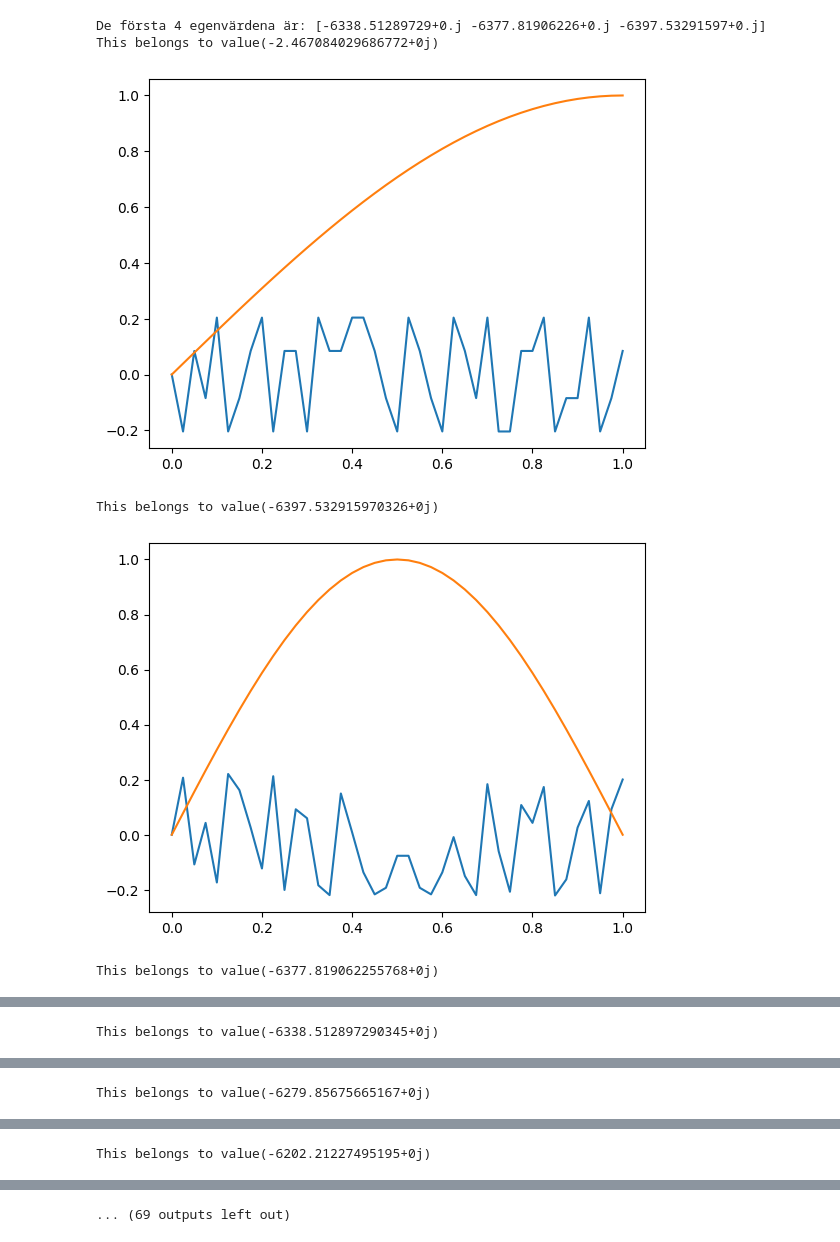
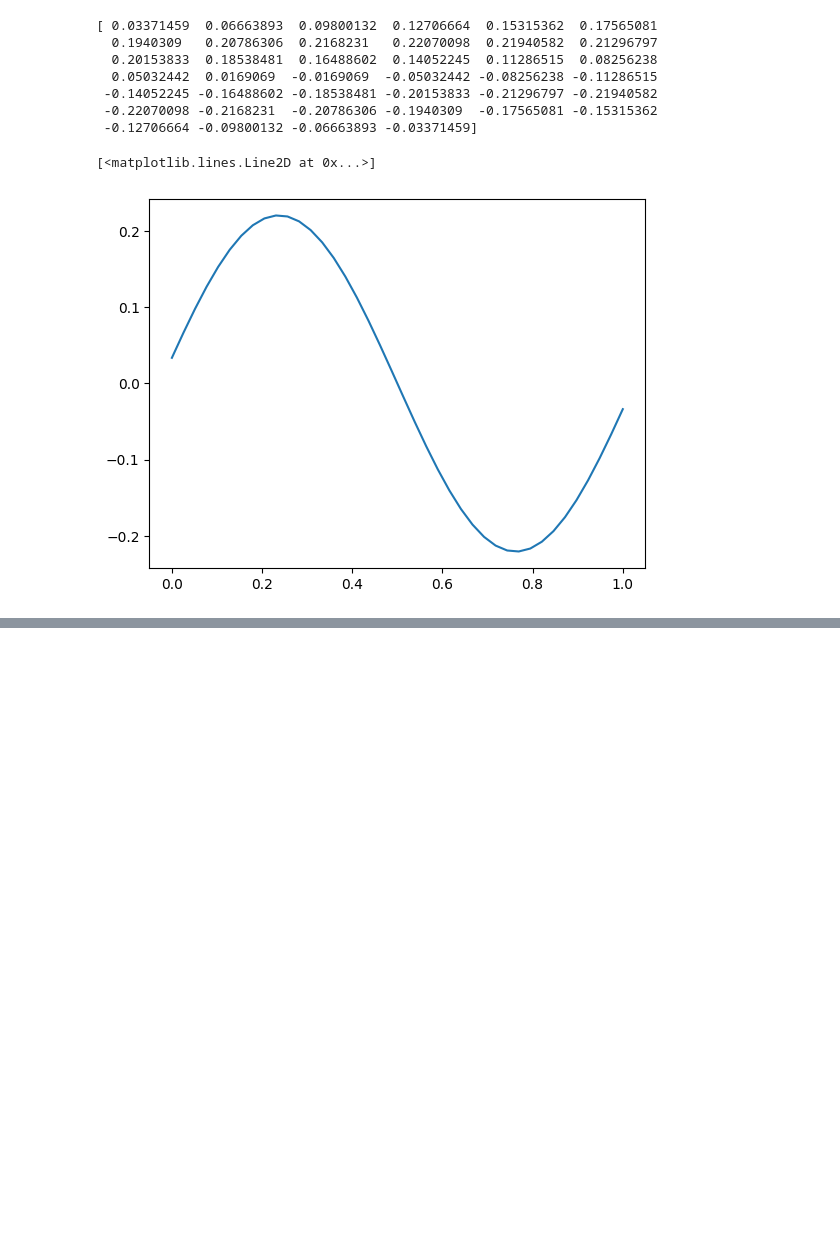
Before and after one commit to axelorrhede/Numerical-Methods-for-Differential-Equations, a Jupyter notebook: project2task2.ipynb, the cells around one changed output, grey strips where cells are left out. Drawn from its saved outputs; the diff is of its cells as text; code cells hidden in the pictures; blank space fills up the shorter version.

```diff
--- a/project2task2.ipynb
+++ b/project2task2.ipynb
@@ -60,43 +61,51 @@ for i in range(3):
 [figure]
 # %%
 N = 40
-Xgrid = np.linspace(0,1,N+1)
+Xgrid = np.linspace(0,1,N)
 T = np.eye(N)*(-2.0)
 for i in range(N-1): #Denna for loopen  skapar T-matrisen. Kan skrivas mer effektivt.
     T[i+1,i] = 1.0
     T[i, i+1] = 1.0
 # T[N-1,N-1] = 3/2
 # T[N-1,N-3] = 1/2
-T[N-1,N-2] = 2
+#T[N-1,N-2] = 2
 h = (1/N)
 T = T/(h**2)
-[eigvals, eigvectors] = scipy.linalg.eig(T)
+#print(scipy.linalg.eig(T))
+
+eigvals, eigvectors = scipy.linalg.eig(T)
 #print(eig)
 # eigvals = eig[0][0]
 # print(eigvals)
 # eigenvector = np.abs(eig[1][0])
 # eigenvector = np.insert(eigenvector, 0, 0)
 # eigenvector = np.append(eigenvector,0)
 # plt.plot(Xgrid, eigenvector)
 # for eigenvector in eigvectors:
 #     eigenvector = np.insert(eigenvector, 0, 0)
 #     eigenvector = np.insert(eigenvector,0,0)
 #     plt.plot(Xgrid, np.abs(eigenvector))
 #     plt.show()
-eig_dict = {eigvals[i]: np.insert(eigvectors[i],0,0) for i in range(len(eigvals))}
-eigvals = eigvals[eigvals <= 0]
-eigvals = np.sort(eigvals)[::-1]
-print("De första 4 egenvärdena är: " + str(eigvals[-3:]))
-for i in range(50):
-    plt.plot(Xgrid, (eig_dict[eigvals[i]]))
-    plt.plot(Xgrid, np.sin(math.pi*(i+1)/2*Xgrid))
-    print('This belongs to value' + str(eigvals[-i]))
-    plt.show()
-print(eigvals[-1])
+#eig_dict = {eigvals[i]: np.insert(eigvectors[i],0,0) for i in range(len(eigvals))}
+#eigvals = eigvals[eigvals <= 0]
+#eigvals = np.sort(eigvals)[::-1]
+#print(eigvals)
+print(eigvectors[:,1])
+plt.plot(Xgrid,eigvectors[:,1])
+#print("De första 4 egenvärdena är: " + str(eigvals[-3:]))
+#for i in range(50):
+    #plt.plot(Xgrid, (eig_dict[eigvals[i]]))
+    #plt.plot(Xgrid, np.sin(math.pi*(i+1)/2*Xgrid))
+    #print('This belongs to value' + str(eigvals[-i]))
+    #plt.show()
+#print(eigvals[-1])
 # %% [output]
-De första 4 egenvärdena är: [-6338.51289729+0.j -6377.81906226+0.j -6397.53291597+0.j]
-This belongs to value(-2.467084029686772+0j)
+[ 0.03371459  0.06663893  0.09800132  0.12706664  0.15315362  0.17565081
+  0.1940309   0.20786306  0.2168231   0.22070098  0.21940582  0.21296797
+  0.20153833  0.18538481  0.16488602  0.14052245  0.11286515  0.08256238
+  0.05032442  0.0169069  -0.0169069  -0.05032442 -0.08256238 -0.11286515
+ -0.14052245 -0.16488602 -0.18538481 -0.20153833 -0.21296797 -0.21940582
+ -0.22070098 -0.2168231  -0.20786306 -0.1940309  -0.17565081 -0.15315362
+ -0.12706664 -0.09800132 -0.06663893 -0.03371459]
+[<matplotlib.lines.Line2D at 0x...>]
-[figure, old version]
+[figure, new version]
-This belongs to value(-6397.532915970326+0j)
-[figure, removed]
-This belongs to value(-6377.819062255768+0j)
@@ -104 +111,0 @@ This belongs to value(-6377.819062255768+0j)
-This belongs to value(-6338.512897290345+0j)
@@ -106 +111,0 @@ This belongs to value(-6338.512897290345+0j)
-This belongs to value(-6279.85675665167+0j)
@@ -108 +111,0 @@ This belongs to value(-6279.85675665167+0j)
-This belongs to value(-6202.21227495195+0j)
@@ -110 +111,0 @@ This belongs to value(-6202.21227495195+0j)
-... (69 outputs left out)
```
Also changed, not shown: parts of 2 cells of this notebook.
